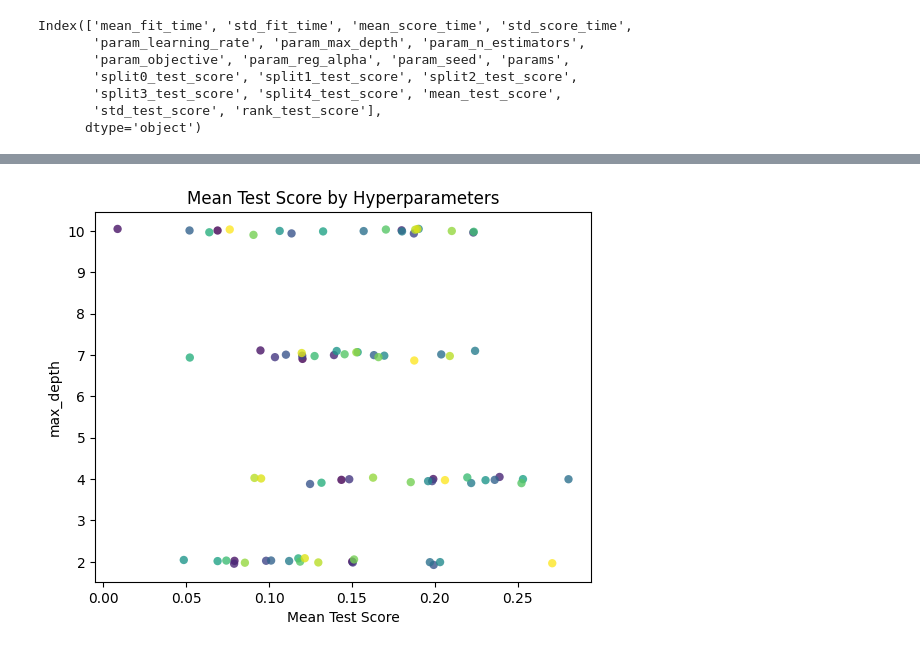
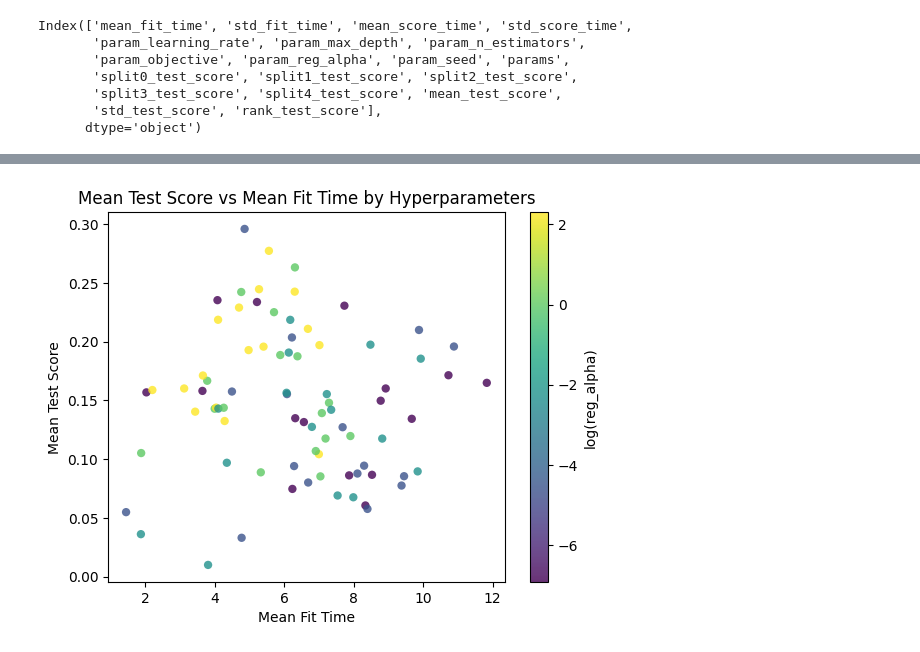
Before and after one commit to Nolasaurus/kaggle-amp-parkinsons, a Jupyter notebook: amp-xgboost_tuning_data.ipynb, the cells around one changed output, grey strips where cells are left out. Saved outputs shown, nothing was run; the diff lists cells and outputs as text; code cells hidden in the pictures.

```diff
--- a/amp-xgboost_tuning_data.ipynb
+++ b/amp-xgboost_tuning_data.ipynb
@@ -15,25 +32,25 @@ Index(['mean_fit_time', 'std_fit_time', 'mean_score_time', 'std_score_time',
 # %%
 import matplotlib.pyplot as plt
 import numpy as np
-
-cv_df = pd.DataFrame(grid_search.cv_results_)
 
 max_depth_values = cv_df['param_max_depth'].unique()
 
 fig, ax = plt.subplots()
 
 for i, max_depth in enumerate(max_depth_values):
     group = cv_df[cv_df['param_max_depth'] == max_depth]
-    n_estimators = group['param_n_estimators'].values
+    fit_time = group['mean_fit_time'].values
     scores = group['mean_test_score'].values
-    colors = plt.cm.viridis(np.linspace(0, 1, len(n_estimators)))
-    jitter_x = np.random.normal(0, 0.05, len(n_estimators))
-    jitter_y = np.random.normal(0, 0.05, len(n_estimators))
-    sc = ax.scatter(scores + jitter_x, np.repeat(max_depth, len(scores)) + jitter_y, color=colors, edgecolors='none', alpha=0.8, label=f"max_depth={max_depth}")
+    reg_alpha = group['param_reg_alpha'].values
+    colors = plt.cm.viridis(np.linspace(0, 1, len(reg_alpha)))
+    jitter_x = np.random.normal(0, 0.05, len(fit_time))
+    jitter_y = np.random.normal(0, 0.05, len(fit_time))
+    sc = ax.scatter(fit_time + jitter_x, scores + jitter_y, c=np.log(reg_alpha), cmap='viridis', edgecolors='none', alpha=0.8, label=f"max_depth={max_depth}")
 
-ax.set_xlabel('Mean Test Score')
-ax.set_ylabel('max_depth')
-ax.set_title('Mean Test Score by Hyperparameters')
+ax.set_xlabel('Mean Fit Time')
+ax.set_ylabel('Mean Test Score')
+ax.set_title('Mean Test Score vs Mean Fit Time by Hyperparameters')
+plt.colorbar(sc, label='log(reg_alpha)')
 plt.show()
 # %% [output]
-[figure, old version]
+[figure, new version]
```
Also changed, not shown: parts of 6 cells of this notebook, 9 other files.
